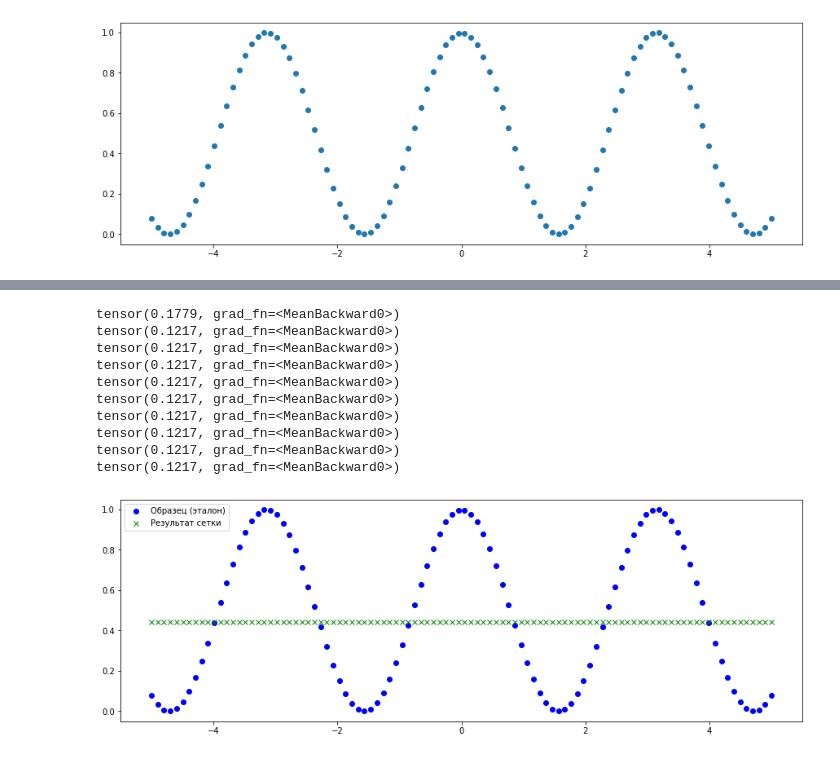
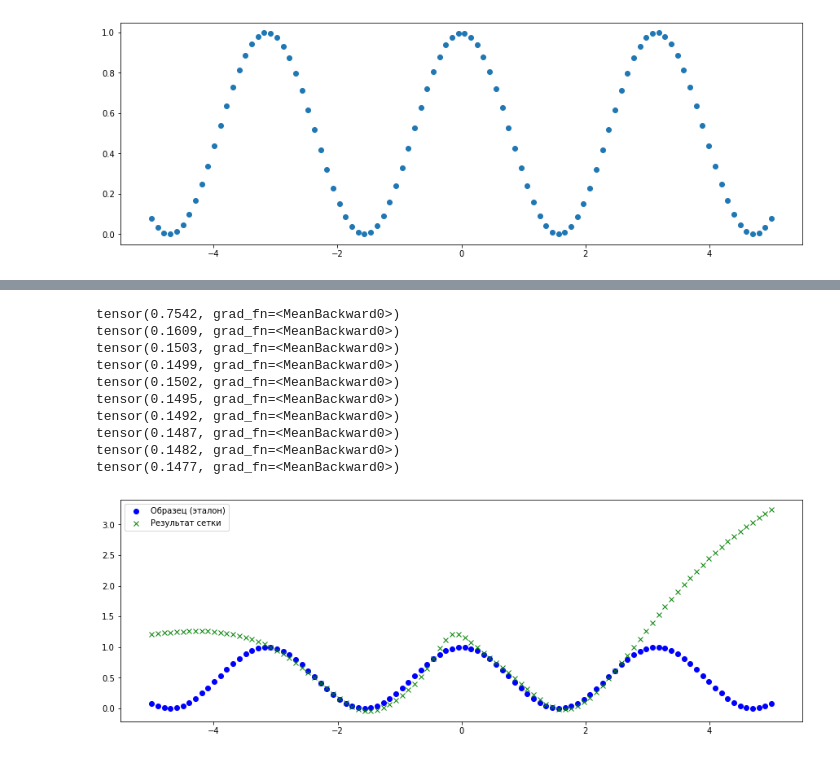
Before and after one commit to AlekseyVB/project_test1, a Jupyter notebook: Bobreshov_Torch_StartNet.ipynb, the cells around one changed output, grey strips where cells are left out. Saved outputs shown, nothing was run; the diff lists cells and outputs as text; code cells hidden in the pictures.

```diff
--- a/Bobreshov_Torch_StartNet.ipynb
+++ b/Bobreshov_Torch_StartNet.ipynb
@@ -150,0 +160,15 @@ def pred(net, x,y):
+# %%
+# добавлю оптимайзер для уменьшения коэф. обучения
+optimizer = torch.optim.Adam(ourNet.parameters(), lr=0.001)
+
+for e in range(10000):   # создам цикл для повторения итераций обучения
+  optimizer.zero_grad()  # обнуление градиента (что бы каждый раз начинался с нулей)
+
+  y_pred = ourNet.forward(x_train)
+  loss_val = los(y_pred, y_train2)
+  loss_val.backward()
+  optimizer.step()
+
+# код говорит о том что нужно выводить на экран каждую 1000-ую эпоху
+  if not e % 1000:
+    print (loss_val)
@@ -193,26 +220,28 @@ optimizer = torch.optim.Adam(ourNet.parameters(), lr=0.001)
 # %%
+ourNet = OurNet(600)
+optimizer = torch.optim.Adam(ourNet.parameters(), lr=0.001)
+
 for e in range(10000):
   optimizer.zero_grad()
 
   y_pred = ourNet.forward(x_train)
-  loss_val = los(y_pred, y_train)
+  loss_val = los(y_pred, y_train2)
   if not e % 1000:
     print (loss_val)
 
   loss_val.backward()
   optimizer.step()
+
+pred(ourNet, x_val, y_val)
 # %% [output]
-tensor(0.1779, grad_fn=<MeanBackward0>)
-tensor(0.1217, grad_fn=<MeanBackward0>)
-tensor(0.1217, grad_fn=<MeanBackward0>)
-tensor(0.1217, grad_fn=<MeanBackward0>)
-tensor(0.1217, grad_fn=<MeanBackward0>)
-tensor(0.1217, grad_fn=<MeanBackward0>)
-tensor(0.1217, grad_fn=<MeanBackward0>)
-tensor(0.1217, grad_fn=<MeanBackward0>)
-tensor(0.1217, grad_fn=<MeanBackward0>)
-tensor(0.1217, grad_fn=<MeanBackward0>)
+tensor(0.7542, grad_fn=<MeanBackward0>)
+tensor(0.1609, grad_fn=<MeanBackward0>)
+tensor(0.1503, grad_fn=<MeanBackward0>)
+tensor(0.1499, grad_fn=<MeanBackward0>)
+tensor(0.1502, grad_fn=<MeanBackward0>)
+tensor(0.1495, grad_fn=<MeanBackward0>)
+tensor(0.1492, grad_fn=<MeanBackward0>)
+tensor(0.1487, grad_fn=<MeanBackward0>)
+tensor(0.1482, grad_fn=<MeanBackward0>)
+tensor(0.1477, grad_fn=<MeanBackward0>)
+[figure, added]
-# %%
-pred(ourNet, x_val, y_val)
-# %% [output]
-[figure, removed]
```
Also changed, not shown: parts of 21 cells of this notebook.
